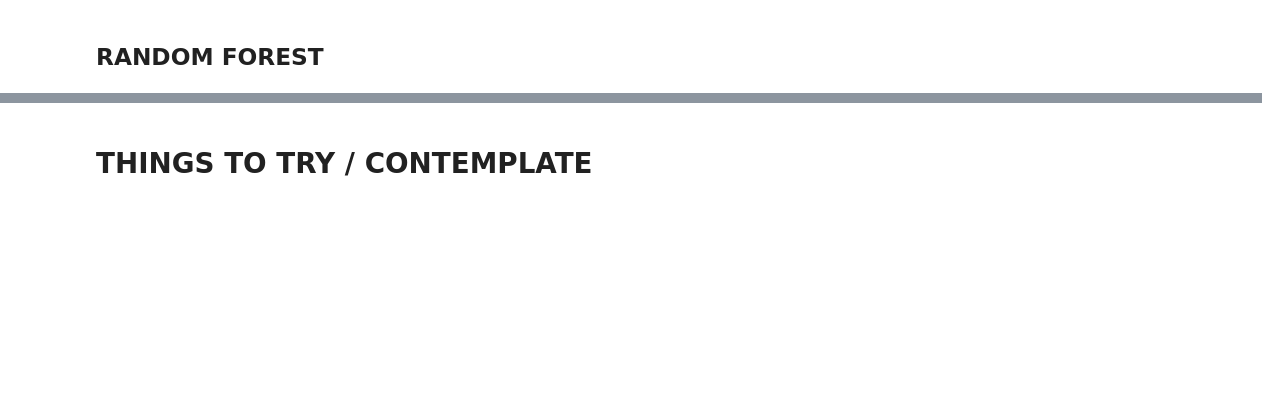
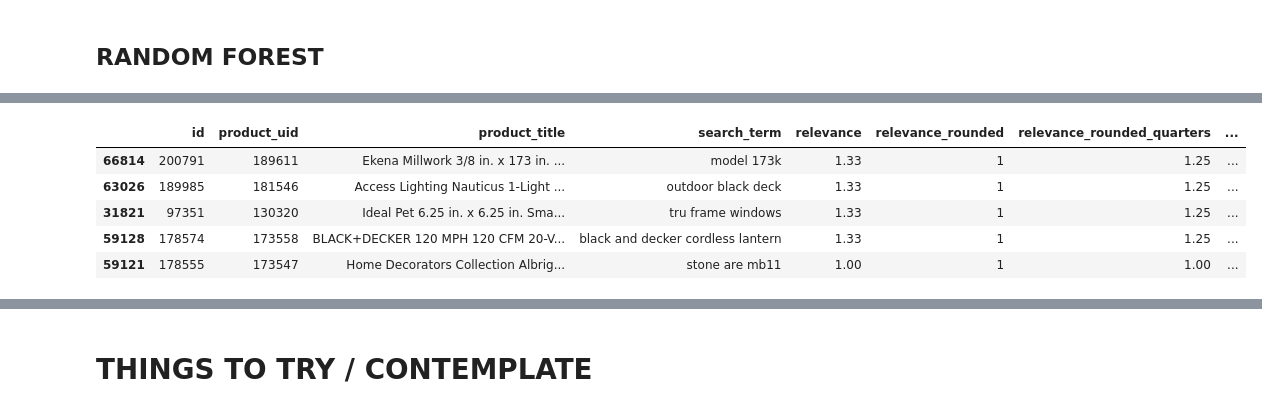
Before and after one commit to zadrozny/thinkful, a Jupyter notebook: kaggle/HomeDepot.ipynb, the cells around one changed output, grey strips where cells are left out. Drawn from its saved outputs; the diff is of its cells as text; code cells hidden in the pictures; blank space fills up the shorter version.

```diff
--- a/kaggle/HomeDepot.ipynb
+++ b/kaggle/HomeDepot.ipynb
@@ -137,8 +164,0 @@ def calc(doc, query):
-# %%
-scores = OrderedDict()
-
-for row in zip(train['id'], train['product_uid'], train['product_title'], train['search_term']):
-    _id, pid, pt, st = row
-    TF = Counter(pt.split())
-    score = sum([calc(pt, word) for word in st.lower().split()])
-    scores[_id] = score
@@ -150,18 +165,18 @@ stopwords = stopwords.words('english')
 # %% [markdown]
 ## FEATURE: JACCARD DISTANCE
 # %%
-# def jaccard_dist(phrase1, phrase2):
-#     '''Returns the Jaccard distance for two phrases, eg, search query and product title'''
-#     lst1, lst2 = set(phrase1.lower().split()), set(phrase2.lower().split())
-#     return float(len(lst1 & lst2)) / len(lst1 | lst2)
+def jaccard_dist(phrase1, phrase2):
+    '''Returns the Jaccard distance for two phrases, eg, search query and product title'''
+    lst1, lst2 = set(phrase1), set(phrase2)
+    return float(len(lst1 & lst2)) / len(lst1 | lst2)
 
-# def words_shared(st, pt):
-#     st_list = re.split('\s', st.lower())
-#     pt_list = re.split('\s', pt.lower())
-#     dist = jaccard_dist(st_list, pt_list)
-#     return dist
+def words_shared(st, pt):
+    st_list = re.split('\s', st.lower())
+    pt_list = re.split('\s', pt.lower())
+    dist = jaccard_dist(st_list, pt_list)
+    return dist
 
-# train['jaccard'] = pd.Series([words_shared(st, pt)
-#                       for st, pt in zip(train['search_term'], train['product_title'])])
+train['jaccard'] = pd.Series([words_shared(st, pt)
+                      for st, pt in zip(train['search_term'], train['product_title'])])
 # %% [markdown]
 ### BAG OF WORDS: product descriptions, attributes, titles -- product by product
@@ -178,3 +186,8 @@ for pid in d:
+# %%
+ones = train[train.relevance_rounded == 1].sample(n=len(train[train.relevance_rounded == 1]))
+twos = train[train.relevance_rounded == 2].sample(n=len(train[train.relevance_rounded == 1]))
+threes = train[train.relevance_rounded == 3].sample(n=len(train[train.relevance_rounded == 1]))
+capped = pd.concat([ones, twos, threes])
 # %% [markdown]
 # THE MODEL
 # %% [markdown]
@@ -188,3 +214,9 @@ train_data, test_data = train[train['is_train']==True], train[train['is_train']=
+# %%
+# Prepare to divide the dataset into test, train (lifted from sklearn Iris example)
+capped['is_train'] = np.random.uniform(0, 1, len(capped)) <= .75
+
+# Split data into training and test
+train_data_capped, test_data_capped = capped[capped['is_train']==True], capped[capped['is_train']==False]
 # %% [markdown]
 ## F1 Score
 # %%
@@ -274,0 +320,10 @@ actual
+# %%
+features = train.columns[[7, 8, 9, 10]]
+test_data_capped[test_data_capped.is_train == False].head()
+# %% [output]
+|  | id | product_uid | product_title | search_term | relevance | relevance_rounded | relevance_rounded_quarters | ... |
+| 66814 | 200791 | 189611 | Ekena Millwork 3/8 in. x 173 in. ... | model 173k | 1.33 | 1 | 1.25 | ... |
+| 63026 | 189985 | 181546 | Access Lighting Nauticus 1-Light ... | outdoor black deck | 1.33 | 1 | 1.25 | ... |
+| 31821 | 97351 | 130320 | Ideal Pet 6.25 in. x 6.25 in. Sma... | tru frame windows | 1.33 | 1 | 1.25 | ... |
+| 59128 | 178574 | 173558 | BLACK+DECKER 120 MPH 120 CFM 20-V... | black and decker cordless lantern | 1.33 | 1 | 1.25 | ... |
+| 59121 | 178555 | 173547 | Home Decorators Collection Albrig... | stone are mb11 | 1.00 | 1 | 1.00 | ... |
```
Also changed, not shown: parts of 48 cells of this notebook.
